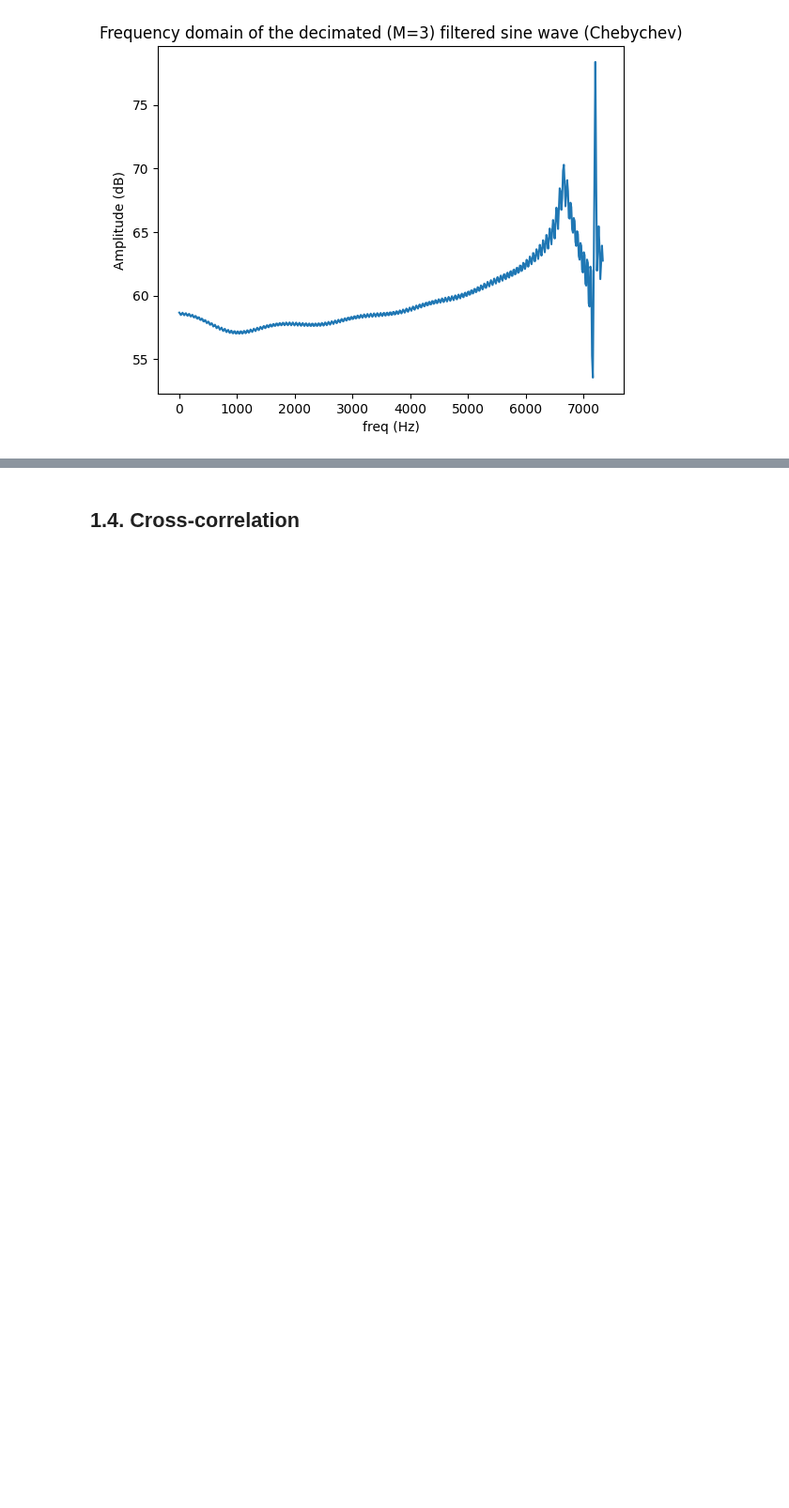
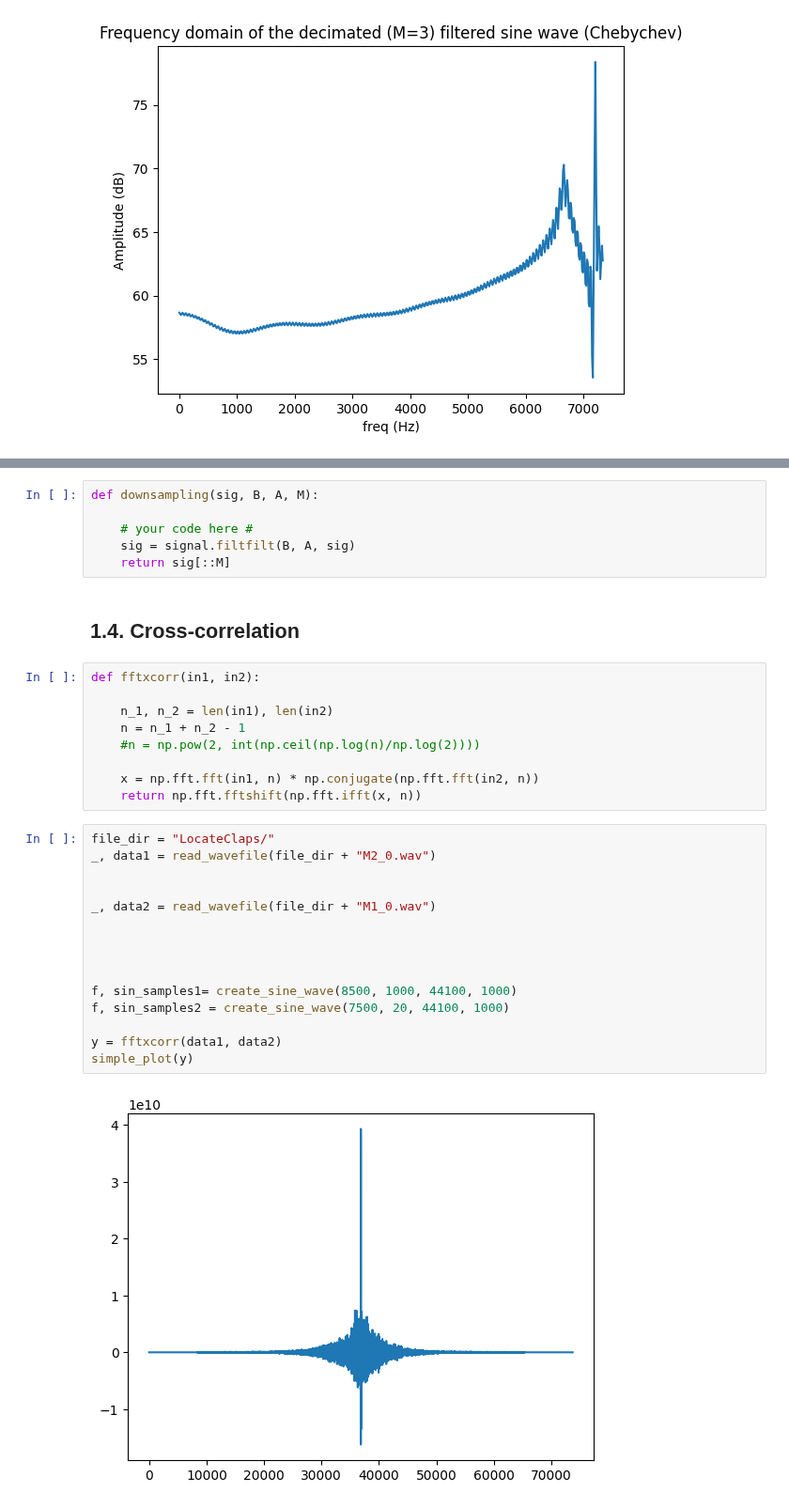
Before and after one commit to PizzaManStarted/projet_signal, a Jupyter notebook: cleaned_code.ipynb, the cells around one changed output, grey strips where cells are left out. Shown at 94% size. Cells and saved outputs as stored; diff of their text form; blank space fills up the shorter version.

```diff
--- a/cleaned_code.ipynb
+++ b/cleaned_code.ipynb
@@ -325,2 +326,34 @@ plot_freq_domain([decimation(output_signal1, m),
+# %%
+def downsampling(sig, B, A, M):
+
+    # your code here #
+    sig = signal.filtfilt(B, A, sig)
+    return sig[::M]
 # %% [markdown]
 ## 1.4. Cross-correlation
+# %%
+def fftxcorr(in1, in2):
+
+    n_1, n_2 = len(in1), len(in2)
+    n = n_1 + n_2 - 1
+    #n = np.pow(2, int(np.ceil(np.log(n)/np.log(2))))
+
+    x = np.fft.fft(in1, n) * np.conjugate(np.fft.fft(in2, n))
+    return np.fft.fftshift(np.fft.ifft(x, n))
+# %%
+file_dir = "LocateClaps/"
+_, data1 = read_wavefile(file_dir + "M2_0.wav")
+
+
+_, data2 = read_wavefile(file_dir + "M1_0.wav")
+
+
+
+
+f, sin_samples1= create_sine_wave(8500, 1000, 44100, 1000)
+f, sin_samples2 = create_sine_wave(7500, 20, 44100, 1000)
+
+y = fftxcorr(data1, data2)
+simple_plot(y)
+# %% [output]
+[figure, added]
```
Also changed, not shown: parts of 19 cells of this notebook.
